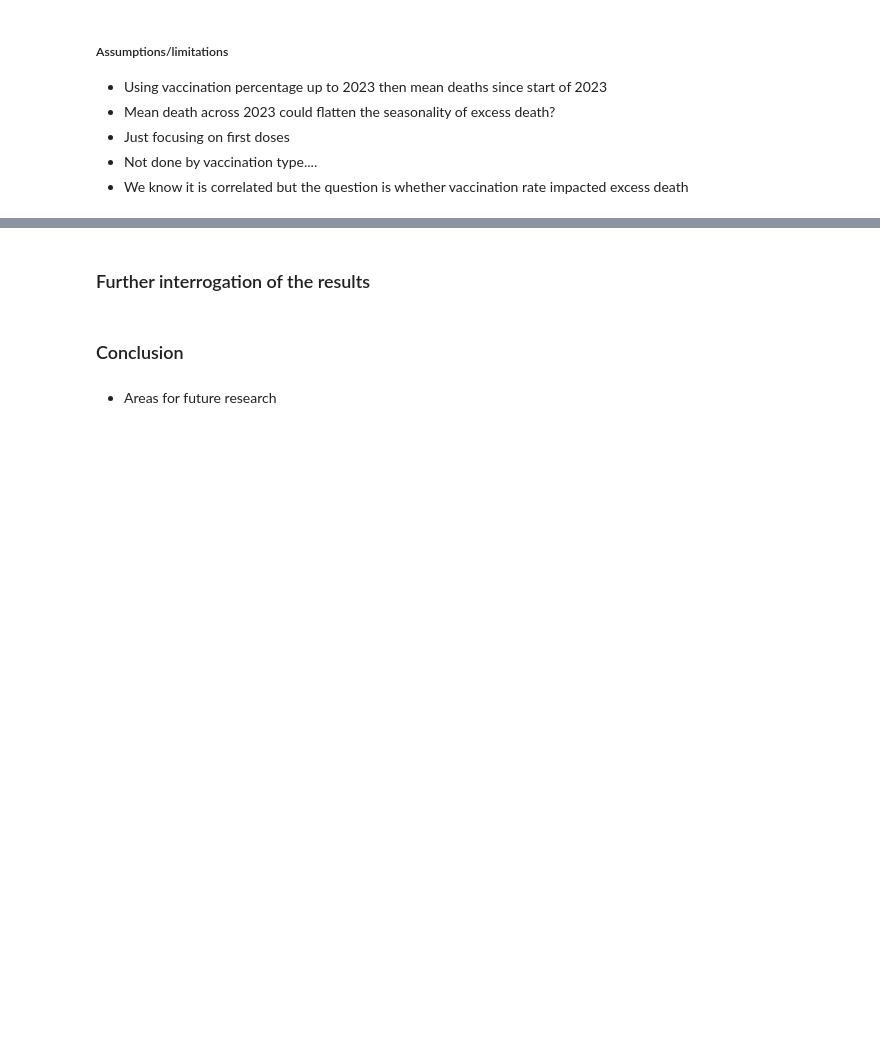
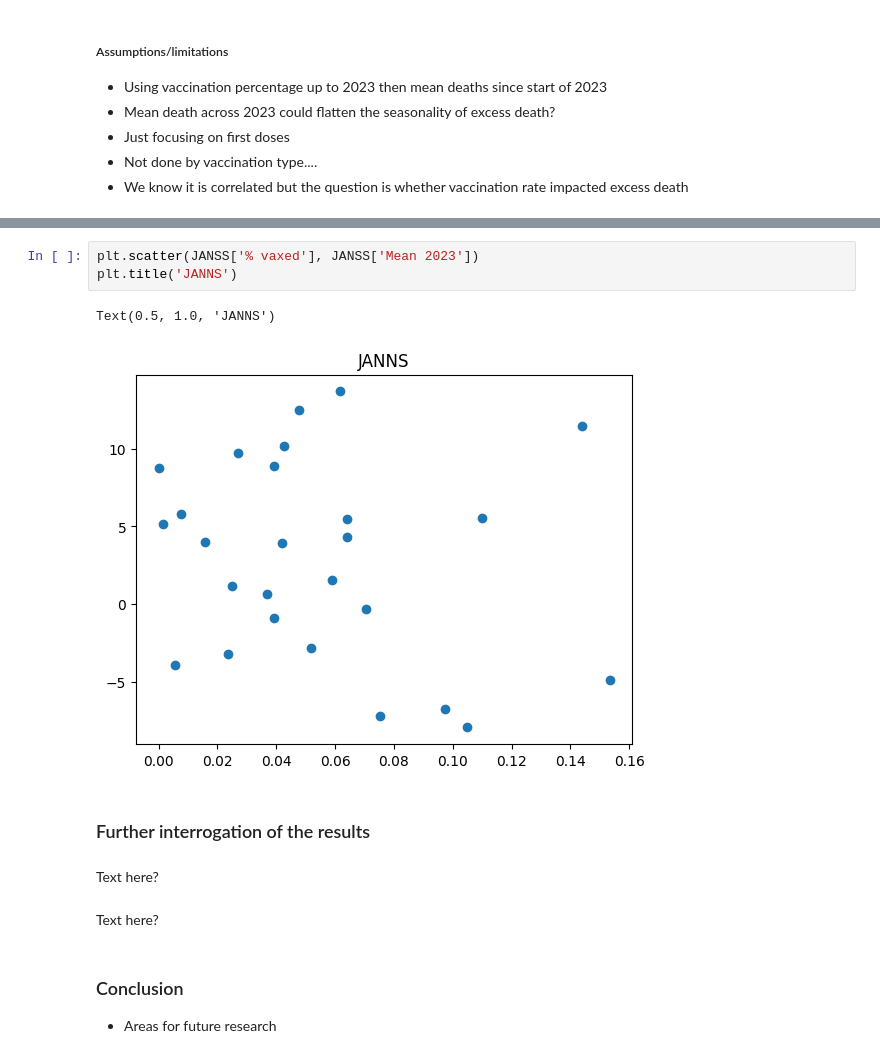
Before and after one commit to lisds/excess-deaths, a Jupyter notebook: Write_Up.ipynb, the cells around one changed output, grey strips where cells are left out. Cells and saved outputs as stored; diff of their text form; blank space fills up the shorter version.

```diff
--- a/Write_Up.ipynb
+++ b/Write_Up.ipynb
@@ -85,6 +206,16 @@ A very small p-value of 0.0003 enables us to have high confidence that the obser
+# %%
+plt.scatter(JANSS['% vaxed'], JANSS['Mean 2023'])
+plt.title('JANNS')
+# %% [output]
+Text(0.5, 1.0, 'JANNS')
+[figure, added]
 # %% [markdown]
 ### Further interrogation of the results
 # %% [markdown]
-### Conclusion
+Text here?
 # %% [markdown]
-- Areas for future research
+Text here?
+# %% [markdown]
+### Conclusion
+
+- Areas for future research
```
Also changed, not shown: parts of 27 cells of this notebook, 8 other files.
